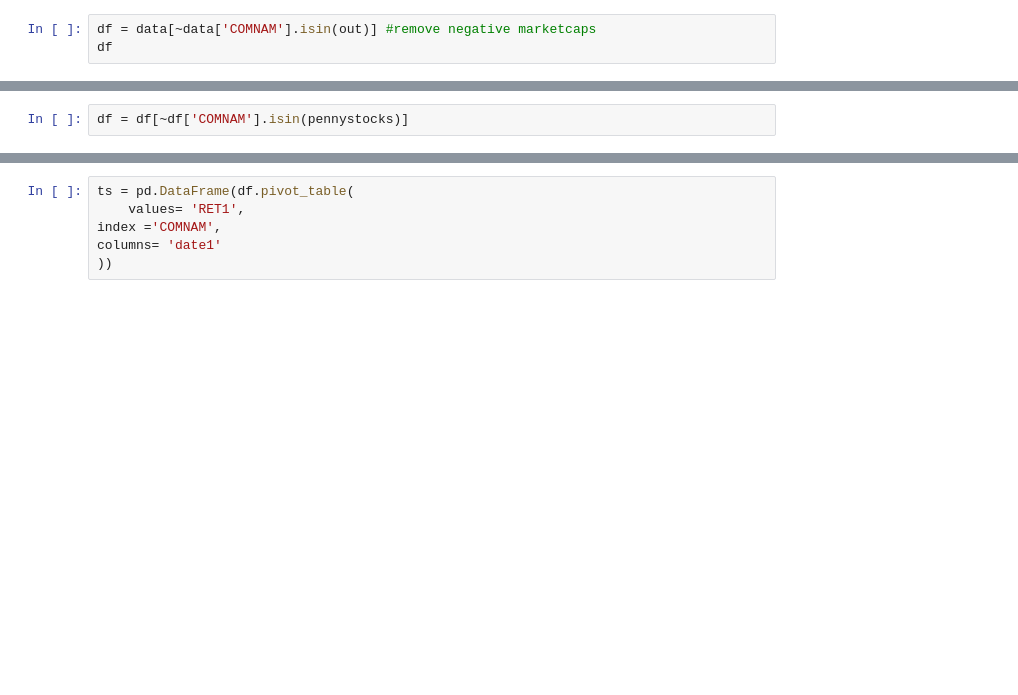
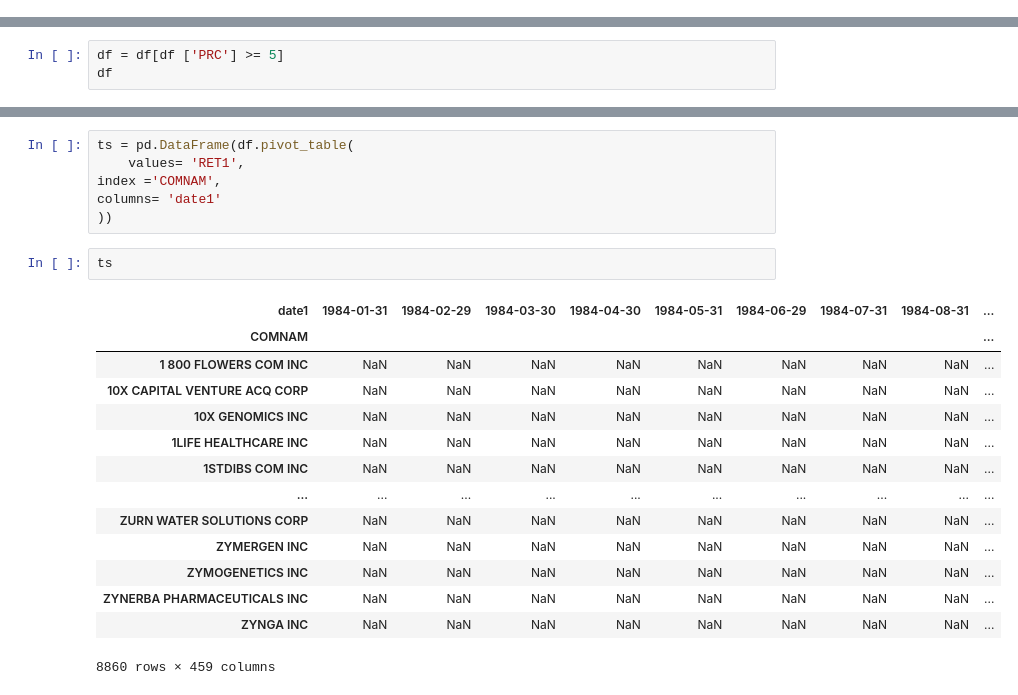
Before and after one commit to ghali-diouri/RA1, a Jupyter notebook: CRSP.ipynb, the cells around one changed output, grey strips where cells are left out. Drawn from its saved outputs; the diff is of its cells as text; blank space fills up the shorter version.

```diff
--- a/CRSP.ipynb
+++ b/CRSP.ipynb
@@ -89,3 +31,0 @@ data[data['date']==20090930] #.groupby('COMNAM').agg()#['marketcap'] < 0
-# %%
-df = data[~data['COMNAM'].isin(out)] #remove negative marketcaps
-df
@@ -155,2 +76,3 @@ pennystocks = list(penny[penny.PRC].index)
 # %%
-df = df[~df['COMNAM'].isin(pennystocks)]
+df = df[df ['PRC'] >= 5]
+df
@@ -178,3 +98,20 @@ ts = pd.DataFrame(df.pivot_table(
 index ='COMNAM',
 columns= 'date1'
 ))
+# %%
+ts
+# %% [output]
+| date1 | 1984-01-31 | 1984-02-29 | 1984-03-30 | 1984-04-30 | 1984-05-31 | 1984-06-29 | 1984-07-31 | 1984-08-31 | ... |
+| COMNAM |  |  |  |  |  |  |  |  | ... |
+| 1 800 FLOWERS COM INC | NaN | NaN | NaN | NaN | NaN | NaN | NaN | NaN | ... |
+| 10X CAPITAL VENTURE ACQ CORP | NaN | NaN | NaN | NaN | NaN | NaN | NaN | NaN | ... |
+| 10X GENOMICS INC | NaN | NaN | NaN | NaN | NaN | NaN | NaN | NaN | ... |
+| 1LIFE HEALTHCARE INC | NaN | NaN | NaN | NaN | NaN | NaN | NaN | NaN | ... |
+| 1STDIBS COM INC | NaN | NaN | NaN | NaN | NaN | NaN | NaN | NaN | ... |
+| ... | ... | ... | ... | ... | ... | ... | ... | ... | ... |
+| ZURN WATER SOLUTIONS CORP | NaN | NaN | NaN | NaN | NaN | NaN | NaN | NaN | ... |
+| ZYMERGEN INC | NaN | NaN | NaN | NaN | NaN | NaN | NaN | NaN | ... |
+| ZYMOGENETICS INC | NaN | NaN | NaN | NaN | NaN | NaN | NaN | NaN | ... |
+| ZYNERBA PHARMACEUTICALS INC | NaN | NaN | NaN | NaN | NaN | NaN | NaN | NaN | ... |
+| ZYNGA INC | NaN | NaN | NaN | NaN | NaN | NaN | NaN | NaN | ... |
+8860 rows × 459 columns
```
Also changed, not shown: parts of 26 cells of this notebook, 1 other file.
